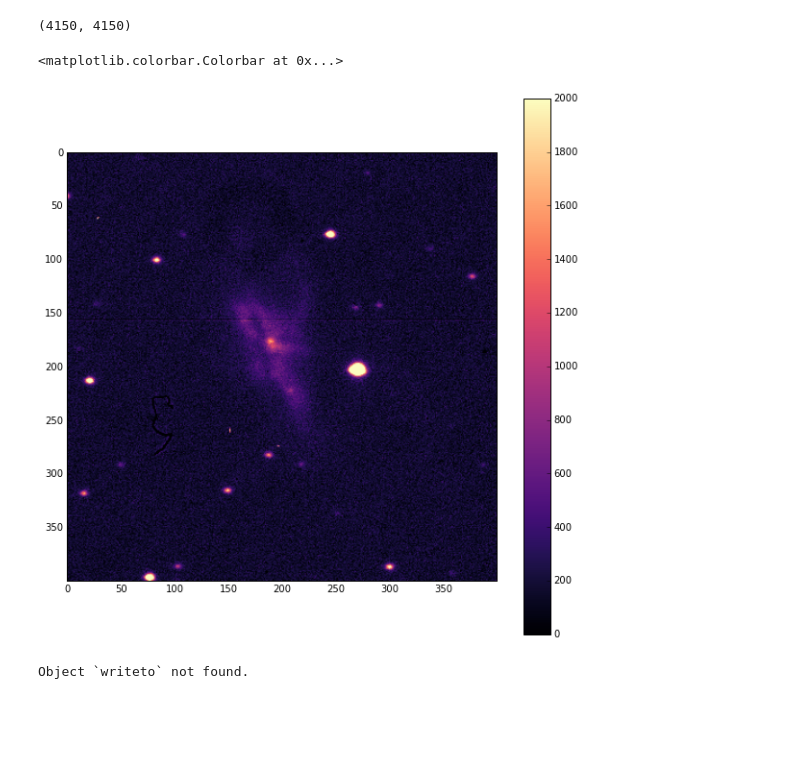
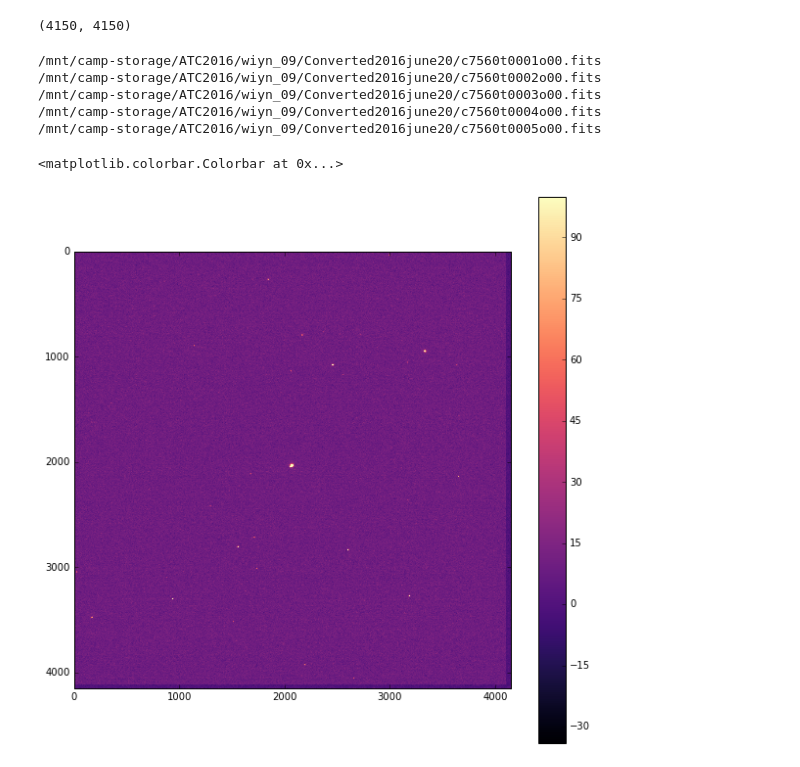
Before and after one commit to douglase/astronomy_camp_tutorials, a Jupyter notebook: Image Combination and Basic Reduction Template.ipynb, the cells around one changed output. Drawn from its saved outputs; the diff is of its cells as text; code cells hidden in the pictures; blank space fills up the shorter version.

Commit message:
tweaks to median combining tutorial

```diff
--- a/Image Combination and Basic Reduction Template.ipynb
+++ b/Image Combination and Basic Reduction Template.ipynb
@@ -20,34 +20,46 @@ image1.shape
 (4150, 4150)
 # %%
 ##Tell the program how many flat images to combine
-nims =     ##insert the number of flat images here before the ##
-basestring =  ##insert the path to the file and basic string that starts out the name of all of the files, in quotations.
+nims = 5    ##insert the number of flat images here before the ##
+##insert the path to the file and basic string that starts out the name of all of the files,
+#in quotations.
+
+basestring = "/mnt/camp-storage/ATC2016/wiyn_09/Converted2016june20/c7560t"
               ## For example, "data/wiyn0_9/2016june18/NGC6240/c7558t"
 # %%
-##this piece takes your input above and makes a 3D "cube" of bias-subtracted images for you to work with
+##this piece takes your input above and makes a
+#3D "cube" of bias-subtracted images for you to work with
 dim = len(image1[0])
-image = np.zeros((dim,dim,nims))
-for index in range(nims):
-    image[:,:,index] = fits.getdata(basestring+'%04i' % index +'o00.fits')
+first_frame = 1
+image_bsub = np.zeros((dim,dim,nims))
+
+for i,file_index in enumerate(range(first_frame,first_frame+nims)):
+    filename = basestring+'%04i' % file_index +'o00.fits'
+    print(filename)
+    image = fits.getdata(filename)
     ## subtract the bias from the bias overscan regions
-    overscan=image[4100:4140,4100:4140,index]
+    overscan=image[4100:4140,4100:4140]
     overscan_mean = mean(overscan)
-    image_bsub[:,:,index] = image[:,:,index] - overscan_mean
+    image_bsub[:,:,i] = image - overscan_mean
+# %% [output]
+/mnt/camp-storage/ATC2016/wiyn_09/Converted2016june20/c7560t0001o00.fits
+/mnt/camp-storage/ATC2016/wiyn_09/Converted2016june20/c7560t0002o00.fits
+/mnt/camp-storage/ATC2016/wiyn_09/Converted2016june20/c7560t0003o00.fits
+/mnt/camp-storage/ATC2016/wiyn_09/Converted2016june20/c7560t0004o00.fits
+/mnt/camp-storage/ATC2016/wiyn_09/Converted2016june20/c7560t0005o00.fits
 # %%
 ##now we'll take the median combination of these images
-median_image = median(image_bsub, axis=3)
+median_image = median(image_bsub, axis=2)
 # %%
-## plot this median image
+## plot this median image, you may need to add something to imshow to see anything
 figure(figsize=(10,10))
-imshow(median_image, cmap='magma')
+imshow(median_image, cmap='magma',vmax=100)
 colorbar()
 # %% [output]
 <matplotlib.colorbar.Colorbar at 0x...>
-[figure, old version]
+[figure, new version]
 # %%
 ## write out your new image as a .fits file
 
-fname =   ##fill in your desired filename here, in quotes, for example "Rflat.fits"
+fname = "test.fits"  ##fill in your desired filename here, in quotes, for example "Rflat.fits"
 fits.writeto(fname, median_image)
-# %% [output]
-Object `writeto` not found.
```
Also changed, not shown: parts of 1 cell of this notebook.
